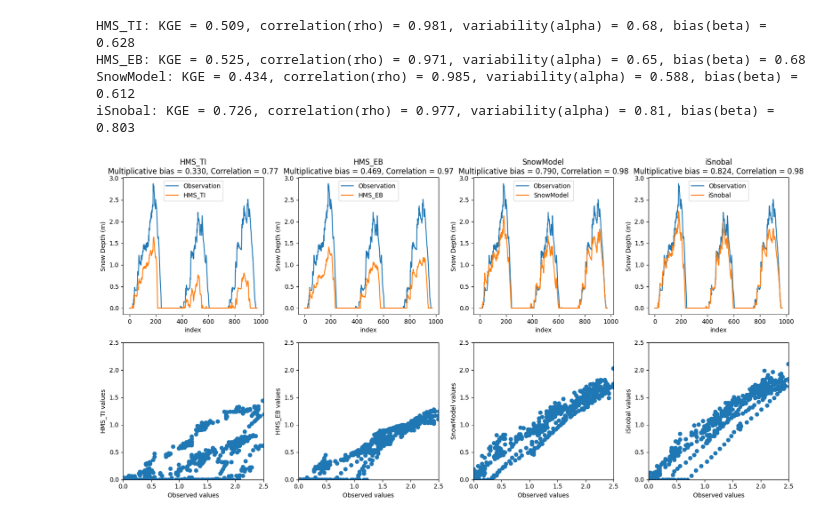
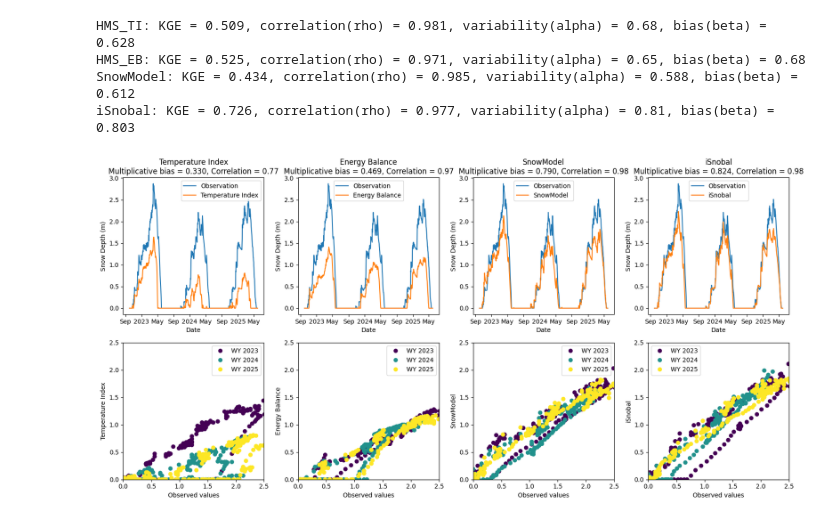
Before and after one commit to naniciafone/SIRO, a Jupyter notebook: notebooks/time_series_analysis.ipynb, the cells around one changed output. Saved outputs shown, nothing was run; the diff lists cells and outputs as text; code cells hidden in the pictures.

```diff
--- a/notebooks/time_series_analysis.ipynb
+++ b/notebooks/time_series_analysis.ipynb
@@ -201,14 +190,3 @@ df_MCS = df_MCS.set_index("datetime")
 
 # 5. Convert to Xarray Dataset
 MCS_ds = xr.Dataset.from_dataframe(df_MCS)
-# %%
-df_BB = df_eb_bb.merge(df_ti_bb, on="datetime", how="outer")
-df_BB["datetime"] = pd.to_datetime(df_BB["datetime"])
-df_BB["date"] = df_BB["datetime"].dt.date
-
-SM_t1_bb["time"] = pd.to_datetime(SM_t1_bb["time"])
-SM_t1_bb["date"] = SM_t1_bb["time"].dt.date
-
-# Ensure time column is datetime in iSnobal
-iSno_t1_bb["datetime"] = pd.to_datetime(iSno_t1_bb["datetime"])
-iSno_t1_bb["date"] = iSno_t1_bb["datetime"].dt.date
@@ -215,7 +222,7 @@ iSno_t1_bb["date"] = iSno_t1_bb["datetime"].dt.date
 # %%
 
 df_BB = pd.merge(
-    df_BB[['HMS_EB', 'HMS_TI', 'date']],
+    df_BB[['datetime','HMS_EB_t1', 'HMS_TI_t1','HMS_EB_t2', 'HMS_TI_t2', 'date']],
     BB_SNOTEL[['date', 'SNOWDEPTH (m)']],
     on="date",
     how="left"
@@ -223,18 +230,22 @@ df_BB = pd.merge(
 
 df_BB = pd.merge(
     df_BB,
-    SM_t1_bb[['date', 'SnowModel']],
+    SM_merge[['date', 'SnowModel_t1', 'SnowModel_t2']],
     on="date",
     how="left"
 )
 
 df_BB = pd.merge(
     df_BB,
-    iSno_t1_bb[['date', 'iSnobal']],
+    iS_merge[['date', 'iSnobal_t1', 'iSnobal_t2']],
     on="date",
     how="left"
 )
 
 df_BB = df_BB.fillna(0)
 df_BB = df_BB.round(2)
+df_BB = df_BB.set_index("datetime")
+
 BB_ds = xr.Dataset.from_dataframe(df_BB)
+# %%
+years = BB_ds.datetime.dt.year
@@ -305,8 +354,8 @@ fcst3 = BB_ds['SnowModel']
 fcst4 = BB_ds['iSnobal']
 
 forecasts = [
-    ("HMS_TI", fcst1),
-    ("HMS_EB", fcst2),
+    ("Temperature Index", fcst1),
+    ("Energy Balance", fcst2),
     ("SnowModel", fcst3),
     ("iSnobal", fcst4)
 ]
@@ -314,33 +363,48 @@ forecasts = [
 fig, axs = plt.subplots(2, 4, figsize=(16, 8))
 
 for i, (name, fcst) in enumerate(forecasts):
 
     obs.plot(ax=axs[0, i], label="Observation")
     fcst.plot(ax=axs[0, i], label=name)
 
     axs[0, i].set_ylabel("Snow Depth (m)")
+    axs[0, i].set_xlabel("Date")
     axs[0, i].legend()
 
+    months = fcst.datetime.dt.month
+    years = xr.where(
+        months > 9,
+        fcst.datetime.dt.year + 1,
+        fcst.datetime.dt.year
+    )
     # Scatter plot
-    axs[1, i].scatter(obs.values, fcst.values)
+    scatter = axs[1, i].scatter(obs.values, fcst.values, c = years)
+    handles, labels = scatter.legend_elements()
+    wy_labels = [f"WY {int(y)}" for y in np.unique(years)]
+
     axs[1, i].set_xlabel("Observed values")
-    axs[1, i].set_ylabel(f"{name} values")
+    axs[1, i].set_ylabel(f"{name}")
     axs[1, i].set_xlim(0, 2.5)
     axs[1, i].set_ylim(0, 2.5)
+    axs[1,i].legend(handles=handles,
+                    labels=wy_labels,
+                    #title="Water Year"
+                    )
 
     obs_vals = obs.values.flatten()
     fcst_vals = fcst.values.flatten()
 
     bias = multiplicative_bias(fcst, obs).item()
     corr = pearsonr(fcst, obs).item()
 
     axs[0, i].set_title(
         f"{name}\n"
         f"Multiplicative bias = {bias:.3f}, "
         f"Correlation = {corr:.2f}"
     )
 
 plt.tight_layout()
+plt.savefig('C:/Users/RDCRLSMC/Desktop/SIRO/docs/figs/KGE_BB.png', dpi = 300)
 plt.show()
 # %% [output]
-[figure, old version]
+[figure, new version]
```
Also changed, not shown: parts of 14 cells of this notebook, 1 other file.
